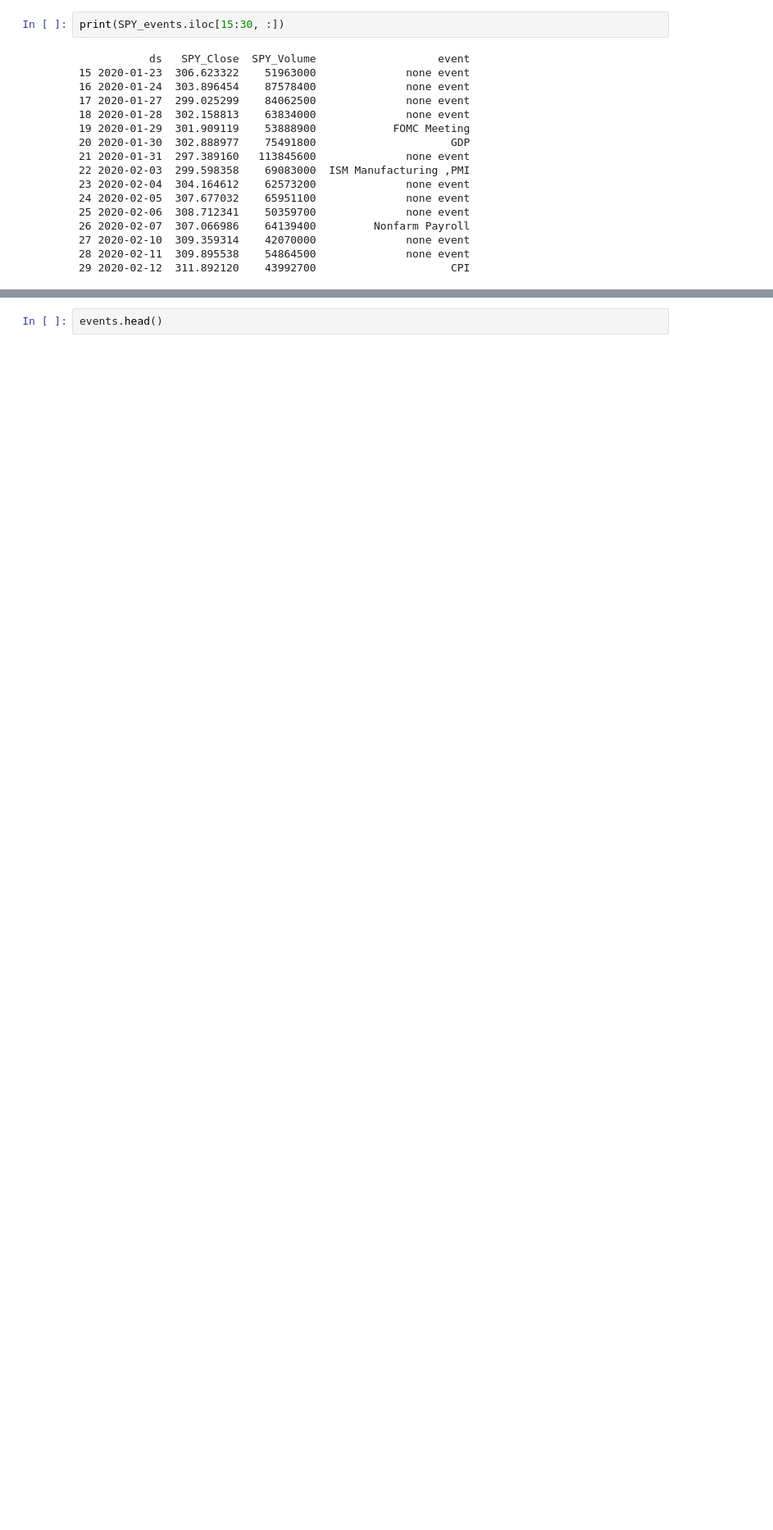
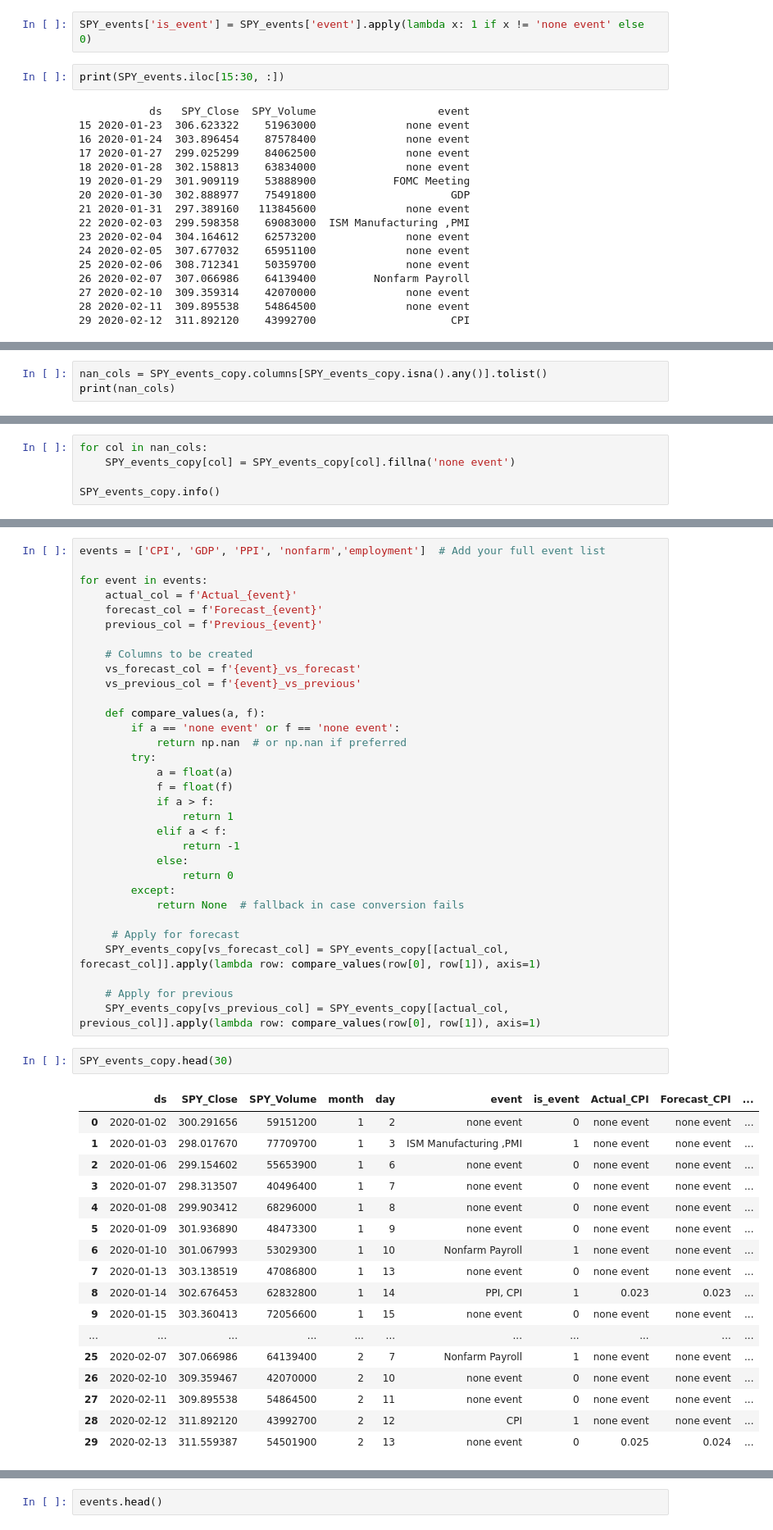
Before and after one commit to omerkobi/project-stock_Return, a Jupyter notebook: import_stock_data.ipynb, the cells around one changed output, grey strips where cells are left out. Shown at 82% size. Drawn from its saved outputs; the diff is of its cells as text; blank space fills up the shorter version.

Commit message:
Added key data
key data and the forecast and comperasion

```diff
--- a/import_stock_data.ipynb
+++ b/import_stock_data.ipynb
@@ -154,6 +259,8 @@ Data columns (total 6 columns):
  5   event       1321 non-null   object
 dtypes: datetime64[ns](1), float64(1), int32(2), int64(1), object(1)
 memory usage: 51.7+ KB
+# %%
+SPY_events['is_event'] = SPY_events['event'].apply(lambda x: 1 if x != 'none event' else 0)
 # %%
 print(SPY_events.iloc[15:30, :])
 # %% [output]
@@ -175,0 +310,3 @@ print(SPY_events.iloc[15:30, :])
+# %%
+nan_cols = SPY_events_copy.columns[SPY_events_copy.isna().any()].tolist()
+print(nan_cols)
@@ -175,0 +315,5 @@ print(SPY_events.iloc[15:30, :])
+# %%
+for col in nan_cols:
+    SPY_events_copy[col] = SPY_events_copy[col].fillna('none event')
+
+SPY_events_copy.info()
@@ -175,0 +338,52 @@ print(SPY_events.iloc[15:30, :])
+# %%
+events = ['CPI', 'GDP', 'PPI', 'nonfarm','employment']  # Add your full event list
+
+for event in events:
+    actual_col = f'Actual_{event}'
+    forecast_col = f'Forecast_{event}'
+    previous_col = f'Previous_{event}'
+
+    # Columns to be created
+    vs_forecast_col = f'{event}_vs_forecast'
+    vs_previous_col = f'{event}_vs_previous'
+
+    def compare_values(a, f):
+        if a == 'none event' or f == 'none event':
+            return np.nan  # or np.nan if preferred
+        try:
+            a = float(a)
+            f = float(f)
+            if a > f:
+                return 1
+            elif a < f:
+                return -1
+            else:
+                return 0
+        except:
+            return None  # fallback in case conversion fails
+
+     # Apply for forecast
+    SPY_events_copy[vs_forecast_col] = SPY_events_copy[[actual_col, forecast_col]].apply(lambda row: compare_values(row[0], row[1]), axis=1)
+
+    # Apply for previous
+    SPY_events_copy[vs_previous_col] = SPY_events_copy[[actual_col, previous_col]].apply(lambda row: compare_values(row[0], row[1]), axis=1)
+# %%
+SPY_events_copy.head(30)
+# %% [output]
+|  | ds | SPY_Close | SPY_Volume | month | day | event | is_event | Actual_CPI | Forecast_CPI | ... |
+| 0 | 2020-01-02 | 300.291656 | 59151200 | 1 | 2 | none event | 0 | none event | none event | ... |
+| 1 | 2020-01-03 | 298.017670 | 77709700 | 1 | 3 | ISM Manufacturing ,PMI | 1 | none event | none event | ... |
+| 2 | 2020-01-06 | 299.154602 | 55653900 | 1 | 6 | none event | 0 | none event | none event | ... |
+| 3 | 2020-01-07 | 298.313507 | 40496400 | 1 | 7 | none event | 0 | none event | none event | ... |
+| 4 | 2020-01-08 | 299.903412 | 68296000 | 1 | 8 | none event | 0 | none event | none event | ... |
+| 5 | 2020-01-09 | 301.936890 | 48473300 | 1 | 9 | none event | 0 | none event | none event | ... |
+| 6 | 2020-01-10 | 301.067993 | 53029300 | 1 | 10 | Nonfarm Payroll | 1 | none event | none event | ... |
+| 7 | 2020-01-13 | 303.138519 | 47086800 | 1 | 13 | none event | 0 | none event | none event | ... |
+| 8 | 2020-01-14 | 302.676453 | 62832800 | 1 | 14 | PPI, CPI | 1 | 0.023 | 0.023 | ... |
+| 9 | 2020-01-15 | 303.360413 | 72056600 | 1 | 15 | none event | 0 | none event | none event | ... |
+| ... | ... | ... | ... | ... | ... | ... | ... | ... | ... | ... |
+| 25 | 2020-02-07 | 307.066986 | 64139400 | 2 | 7 | Nonfarm Payroll | 1 | none event | none event | ... |
+| 26 | 2020-02-10 | 309.359467 | 42070000 | 2 | 10 | none event | 0 | none event | none event | ... |
+| 27 | 2020-02-11 | 309.895538 | 54864500 | 2 | 11 | none event | 0 | none event | none event | ... |
+| 28 | 2020-02-12 | 311.892120 | 43992700 | 2 | 12 | CPI | 1 | none event | none event | ... |
+| 29 | 2020-02-13 | 311.559387 | 54501900 | 2 | 13 | none event | 0 | 0.025 | 0.024 | ... |
```
Also changed, not shown: parts of 12 cells of this notebook, 4 other files.
